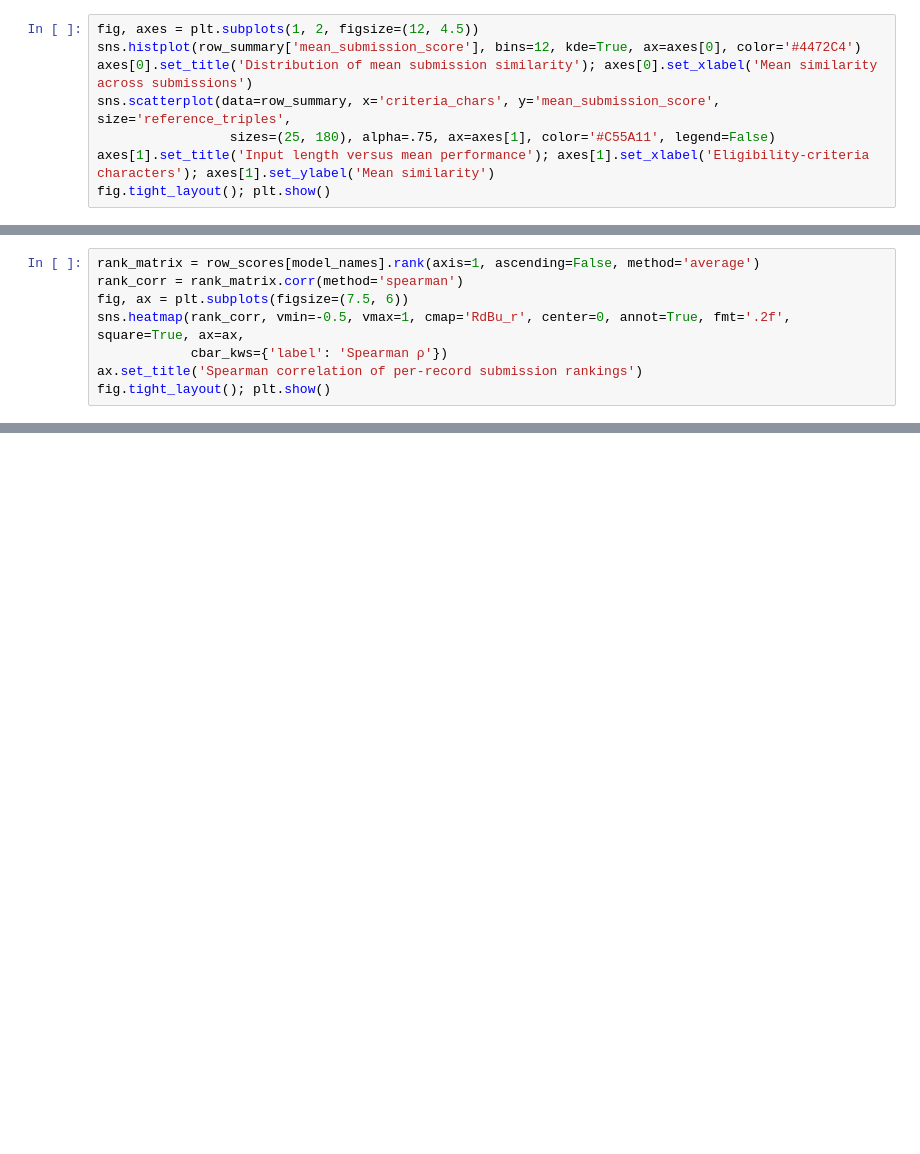
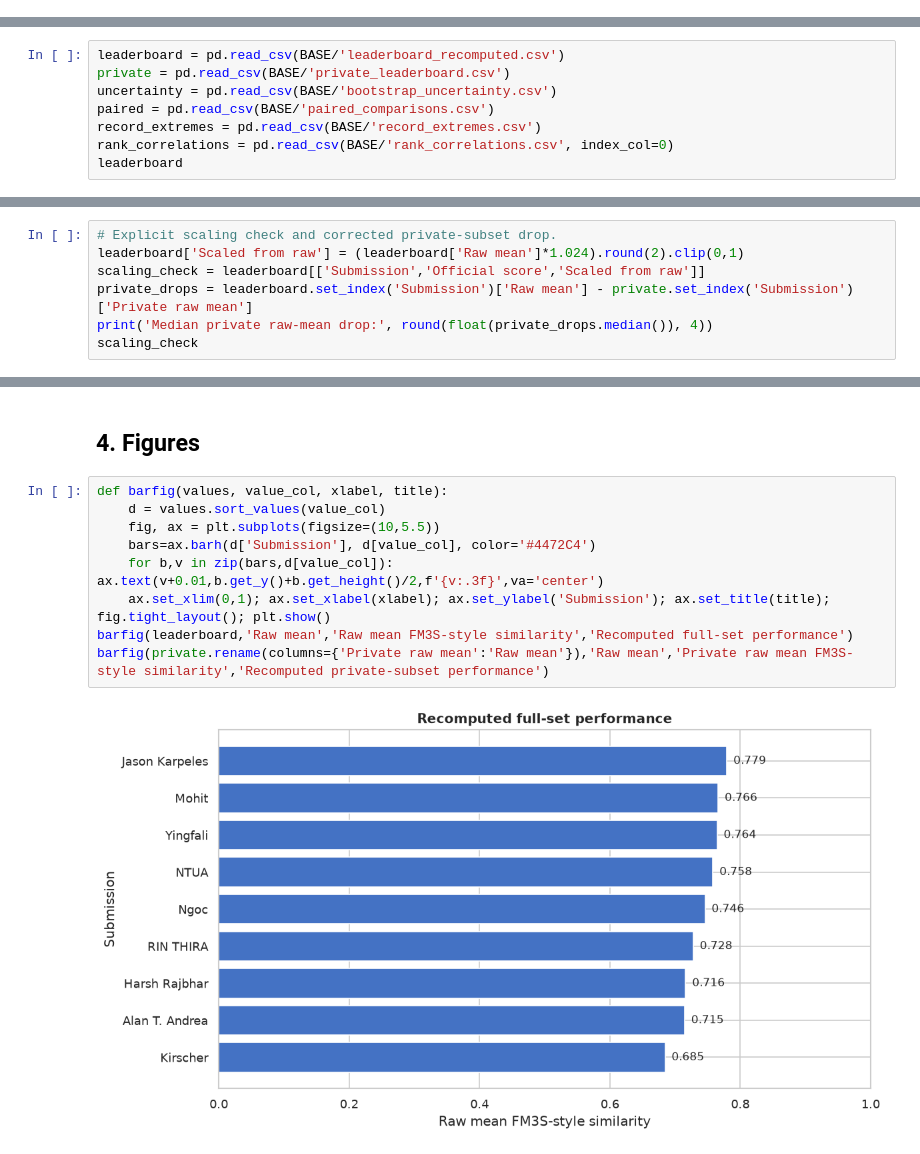
Before and after one commit to csisc/CohortX, a Jupyter notebook: CohortX_Task_2.ipynb, the cells around one changed output, grey strips where cells are left out. Drawn from its saved outputs; the diff is of its cells as text; blank space fills up the shorter version.

```diff
--- a/CohortX_Task_2.ipynb
+++ b/CohortX_Task_2.ipynb
@@ -252,8 +0,0 @@ easiest
-# %%
-fig, axes = plt.subplots(1, 2, figsize=(12, 4.5))
-sns.histplot(row_summary['mean_submission_score'], bins=12, kde=True, ax=axes[0], color='#4472C4')
-axes[0].set_title('Distribution of mean submission similarity'); axes[0].set_xlabel('Mean similarity across submissions')
-sns.scatterplot(data=row_summary, x='criteria_chars', y='mean_submission_score', size='reference_triples',
-                 sizes=(25, 180), alpha=.75, ax=axes[1], color='#C55A11', legend=False)
-axes[1].set_title('Input length versus mean performance'); axes[1].set_xlabel('Eligibility-criteria characters'); axes[1].set_ylabel('Mean similarity')
-fig.tight_layout(); plt.show()
@@ -266,8 +0,0 @@ Spearman correlation of per-record submission rankings. Weak and frequently nega
-# %%
-rank_matrix = row_scores[model_names].rank(axis=1, ascending=False, method='average')
-rank_corr = rank_matrix.corr(method='spearman')
-fig, ax = plt.subplots(figsize=(7.5, 6))
-sns.heatmap(rank_corr, vmin=-0.5, vmax=1, cmap='RdBu_r', center=0, annot=True, fmt='.2f', square=True, ax=ax,
-            cbar_kws={'label': 'Spearman ρ'})
-ax.set_title('Spearman correlation of per-record submission rankings')
-fig.tight_layout(); plt.show()
@@ -287,0 +81,8 @@ The primary sources for this notebook are `Solution.csv`, the nine participant C
+# %%
+leaderboard = pd.read_csv(BASE/'leaderboard_recomputed.csv')
+private = pd.read_csv(BASE/'private_leaderboard.csv')
+uncertainty = pd.read_csv(BASE/'bootstrap_uncertainty.csv')
+paired = pd.read_csv(BASE/'paired_comparisons.csv')
+record_extremes = pd.read_csv(BASE/'record_extremes.csv')
+rank_correlations = pd.read_csv(BASE/'rank_correlations.csv', index_col=0)
+leaderboard
@@ -287,0 +100,7 @@ The primary sources for this notebook are `Solution.csv`, the nine participant C
+# %%
+# Explicit scaling check and corrected private-subset drop.
+leaderboard['Scaled from raw'] = (leaderboard['Raw mean']*1.024).round(2).clip(0,1)
+scaling_check = leaderboard[['Submission','Official score','Scaled from raw']]
+private_drops = leaderboard.set_index('Submission')['Raw mean'] - private.set_index('Submission')['Private raw mean']
+print('Median private raw-mean drop:', round(float(private_drops.median()), 4))
+scaling_check
@@ -287,0 +119,13 @@ The primary sources for this notebook are `Solution.csv`, the nine participant C
+# %% [markdown]
+## 4. Figures
+# %%
+def barfig(values, value_col, xlabel, title):
+    d = values.sort_values(value_col)
+    fig, ax = plt.subplots(figsize=(10,5.5))
+    bars=ax.barh(d['Submission'], d[value_col], color='#4472C4')
+    for b,v in zip(bars,d[value_col]): ax.text(v+0.01,b.get_y()+b.get_height()/2,f'{v:.3f}',va='center')
+    ax.set_xlim(0,1); ax.set_xlabel(xlabel); ax.set_ylabel('Submission'); ax.set_title(title); fig.tight_layout(); plt.show()
+barfig(leaderboard,'Raw mean','Raw mean FM3S-style similarity','Recomputed full-set performance')
+barfig(private.rename(columns={'Private raw mean':'Raw mean'}),'Raw mean','Private raw mean FM3S-style similarity','Recomputed private-subset performance')
+# %% [output]
+[figure, added]
```
Also changed, not shown: parts of 43 cells of this notebook.
